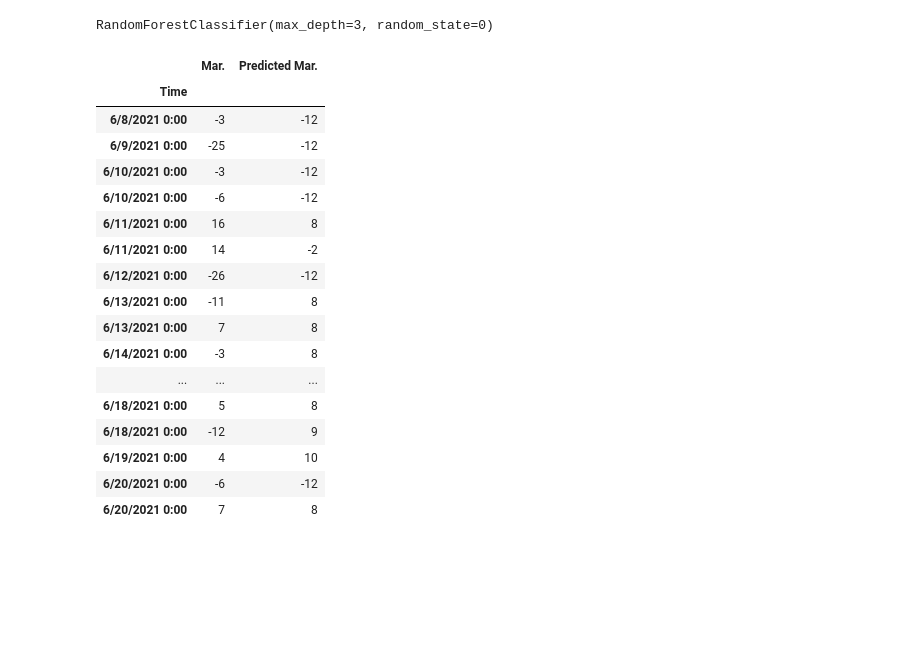
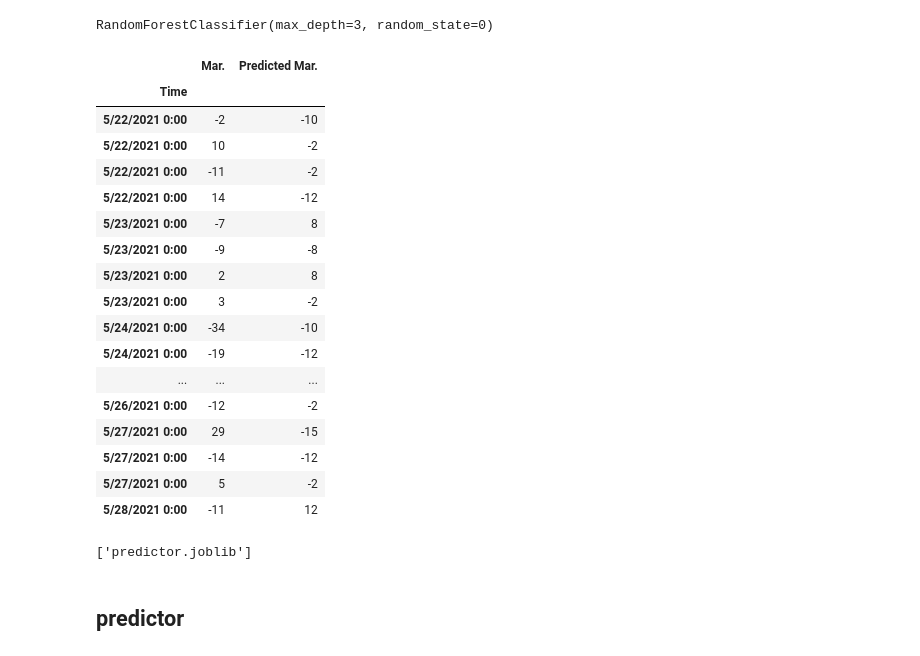
Before and after one commit to yaoneiru92/Fintech_Final_Project, a Jupyter notebook: final project/Untitled.ipynb, the cells around one changed output. Cells and saved outputs as stored; diff of their text form; code cells hidden in the pictures; blank space fills up the shorter version.

```diff
--- a/final project/Untitled.ipynb
+++ b/final project/Untitled.ipynb
@@ -88,0 +131,13 @@ df_2020.head()
+# %%
+df_2020['matches'] = df_2020['VTeam']+df_2020['Hteam']
+u_id = []
+for i, r in df_2020.iterrows():
+    if r.loc['matches'][0:3] < r.loc['matches'][3:7]:
+        u_id_ = r.matches[0:3] + r.matches[3:7]
+        u_id.append(u_id_)
+    elif r.loc['matches'][0:3] > r.loc['matches'][3:7]:
+        u_id_ = r.matches[3:7] + r.matches[0:3]
+        u_id.append(u_id_)
+#         print(False, r['u_id'])
+df_2020['u_id'] = u_id
+df_2020
@@ -88,0 +158,9 @@ df_2020.head()
+# %%
+def ss(df_2020):
+    if df_2020['Mar.']<0 :
+        return df_2020['Hteam']
+    else:
+        return df_2020['VTeam']
+
+df_2020['winner'] = df_2020.apply(ss,axis=1)
+df_2020.head(20)
@@ -88,0 +186,4 @@ df_2020.head()
+# %%
+df_2020['series_id'] = df_2020['Season']+ df_2020['VTeam'] + df_2020['Hteam']
+
+df_2020
@@ -158,4 +273,6 @@ playoff2021_testing_start =  '5/22/2021 0:00'
 playoff2021_testing_end = '6/20/2021 0:00'
 # %%
 df_2021_test_X = df_2021[df_2021_x_var_list][playoff2021_testing_start:playoff2021_testing_end]
+df_2021_test_X = df_2021_test_X.reset_index().drop(columns = 'Time')
 df_2021_test_y = df_2021['Mar.'][playoff2021_testing_start:playoff2021_testing_end]
+df_2021_test_X
@@ -171,24 +302,32 @@ playoff2021_predictions = df_2020_forest_model.predict(df_2021_test_X)
 # %%
 # Assemble actual y data (Y_test) with predicted y data (from just above) into two columns in a dataframe:
 playoff2021_results = df_2021_test_y.to_frame()
 playoff2021_results["Predicted Mar."] = playoff2021_predictions
-playoff2021_results.tail(20)
+playoff2021_results.head(20)
 # %% [output]
 |  | Mar. | Predicted Mar. |
 | Time |  |  |
-| 6/8/2021 0:00 | -3 | -12 |
-| 6/9/2021 0:00 | -25 | -12 |
-| 6/10/2021 0:00 | -3 | -12 |
-| 6/10/2021 0:00 | -6 | -12 |
-| 6/11/2021 0:00 | 16 | 8 |
-| 6/11/2021 0:00 | 14 | -2 |
-| 6/12/2021 0:00 | -26 | -12 |
-| 6/13/2021 0:00 | -11 | 8 |
-| 6/13/2021 0:00 | 7 | 8 |
-| 6/14/2021 0:00 | -3 | 8 |
+| 5/22/2021 0:00 | -2 | -10 |
+| 5/22/2021 0:00 | 10 | -2 |
+| 5/22/2021 0:00 | -11 | -2 |
+| 5/22/2021 0:00 | 14 | -12 |
+| 5/23/2021 0:00 | -7 | 8 |
+| 5/23/2021 0:00 | -9 | -8 |
+| 5/23/2021 0:00 | 2 | 8 |
+| 5/23/2021 0:00 | 3 | -2 |
+| 5/24/2021 0:00 | -34 | -10 |
+| 5/24/2021 0:00 | -19 | -12 |
 | ... | ... | ... |
-| 6/18/2021 0:00 | 5 | 8 |
-| 6/18/2021 0:00 | -12 | 9 |
-| 6/19/2021 0:00 | 4 | 10 |
-| 6/20/2021 0:00 | -6 | -12 |
-| 6/20/2021 0:00 | 7 | 8 |
+| 5/26/2021 0:00 | -12 | -2 |
+| 5/27/2021 0:00 | 29 | -15 |
+| 5/27/2021 0:00 | -14 | -12 |
+| 5/27/2021 0:00 | 5 | -2 |
+| 5/28/2021 0:00 | -11 | 12 |
+# %%
+# Save the pre-trained model
+from joblib import dump, load
+dump(df_2020_forest_model, 'predictor.joblib')
+# %% [output]
+['predictor.joblib']
+# %% [markdown]
+## predictor
```
Also changed, not shown: parts of 19 cells of this notebook.
